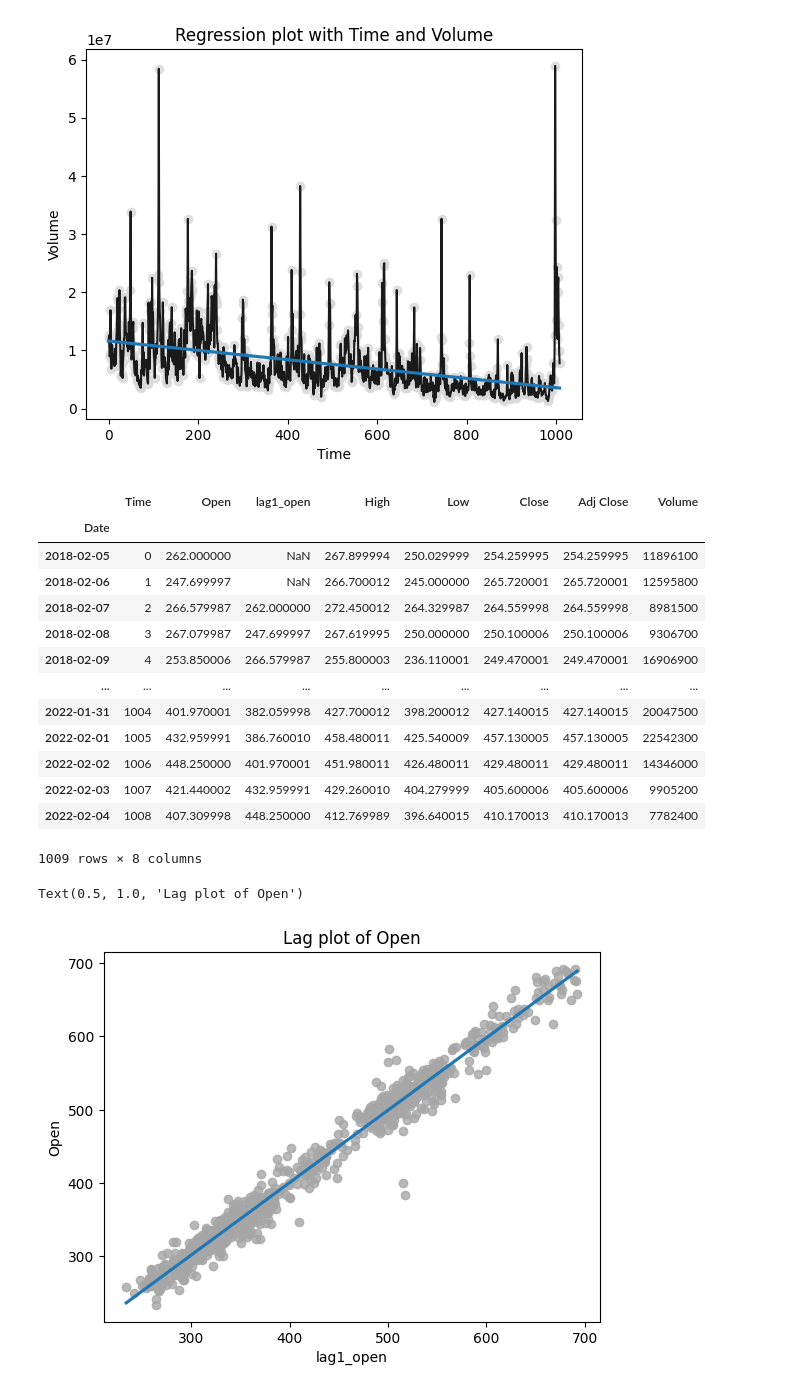
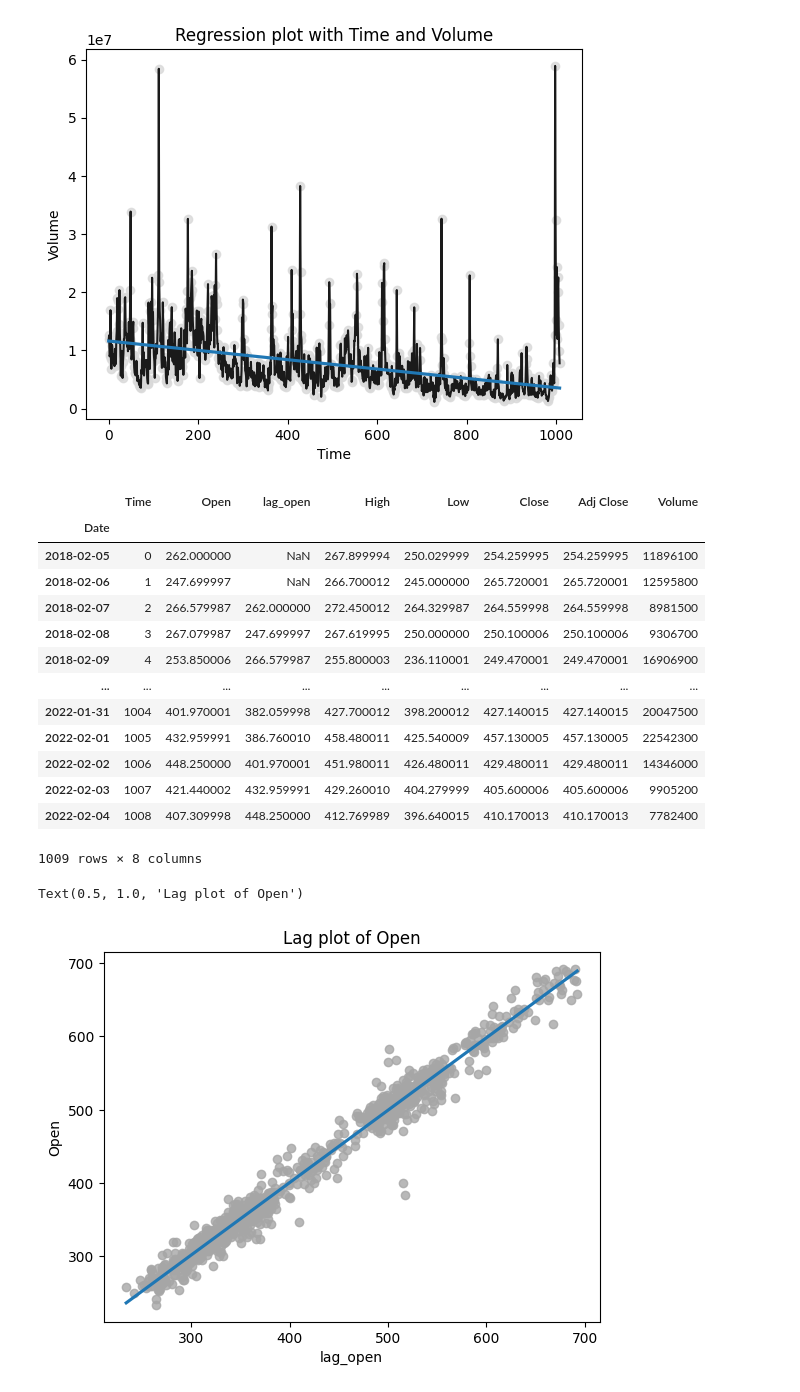
Before and after one commit to LuanB-compt/netflix-price-prediction, a Jupyter notebook: linear_regression.ipynb, the cells around one changed output. Saved outputs shown, nothing was run; the diff lists cells and outputs as text; code cells hidden in the pictures.

```diff
--- a/linear_regression.ipynb
+++ b/linear_regression.ipynb
@@ -49,14 +50,14 @@ for column in columns[1:]:
 [figure]
 [figure]
 # %%
-data['lag1_open'] = data['Open'].shift(2)
+data['lag_open'] = data['Open'].shift(2)
 
 columns = data.columns.to_list()
 columns = columns[:2] + columns[-1:] + columns[2:-1]
 data = data[columns]
 data
 # %% [output]
-|  | Time | Open | lag1_open | High | Low | Close | Adj Close | Volume |
+|  | Time | Open | lag_open | High | Low | Close | Adj Close | Volume |
 | Date |  |  |  |  |  |  |  |  |
 | 2018-02-05 | 0 | 262.000000 | NaN | 267.899994 | 250.029999 | 254.259995 | 254.259995 | 11896100 |
 | 2018-02-06 | 1 | 247.699997 | NaN | 266.700012 | 245.000000 | 265.720001 | 265.720001 | 12595800 |
@@ -72,8 +73,8 @@ data
 1009 rows × 8 columns
 # %%
 fig, ax = plt.subplots() # Lag Feature analysis
-ax = sns.regplot(x='lag1_open', y='Open', data=data, ci=None, scatter_kws=dict(color='0.65'))
+ax = sns.regplot(x='lag_open', y='Open', data=data, ci=None, scatter_kws=dict(color='0.65'))
 ax.set_title(f'Lag plot of Open')
 # %% [output]
 Text(0.5, 1.0, 'Lag plot of Open')
-[figure, old version]
+[figure, new version]
```
Also changed, not shown: parts of 5 cells of this notebook.
